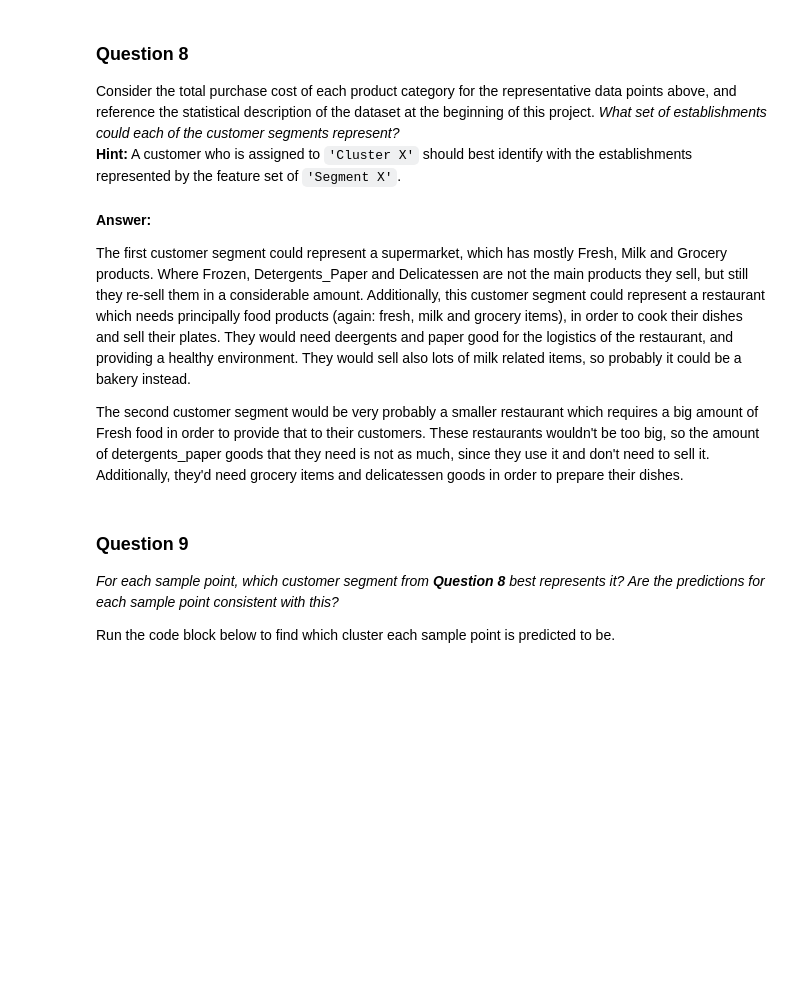
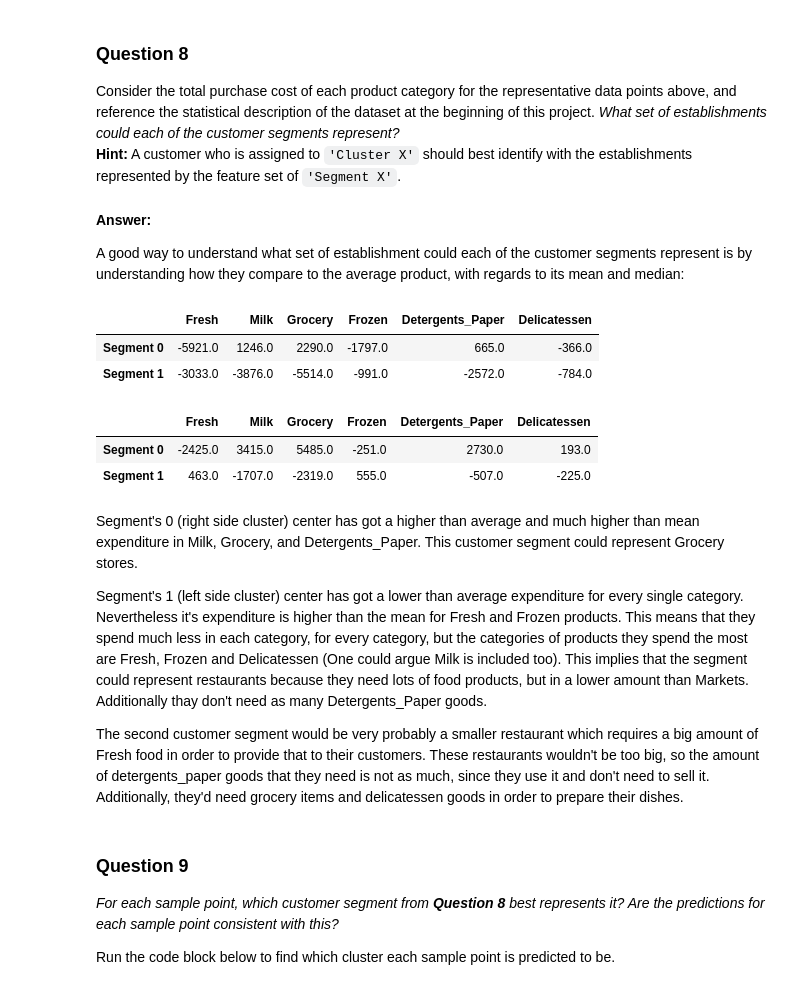
Before and after one commit to diegoalejogm/udacity-ml-nanodegree, a Jupyter notebook: projects/creating_customer_segments/customer_segments.ipynb, the cells around one changed output. Saved outputs shown, nothing was run; the diff lists cells and outputs as text; code cells hidden in the pictures; blank space fills up the shorter version.

```diff
--- a/projects/creating_customer_segments/customer_segments.ipynb
+++ b/projects/creating_customer_segments/customer_segments.ipynb
@@ -526,10 +577,24 @@ display(true_centers)
 ### Question 8
 Consider the total purchase cost of each product category for the representative data points above, and reference the statistical description of the dataset at the beginning of this project. *What set of establishments could each of the customer segments represent?*
 **Hint:** A customer who is assigned to `'Cluster X'` should best identify with the establishments represented by the feature set of `'Segment X'`.
+# %% [markdown]
+**Answer:**
+
+A good way to understand what set of establishment could each of the customer segments represent is by understanding how they compare to the average product, with regards to its mean and median:
+# %%
+display(true_centers - data.mean().round())
+display(true_centers - data.median().round())
+# %% [output]
+|  | Fresh | Milk | Grocery | Frozen | Detergents_Paper | Delicatessen |
+| Segment 0 | -5921.0 | 1246.0 | 2290.0 | -1797.0 | 665.0 | -366.0 |
+| Segment 1 | -3033.0 | -3876.0 | -5514.0 | -991.0 | -2572.0 | -784.0 |
+|  | Fresh | Milk | Grocery | Frozen | Detergents_Paper | Delicatessen |
+| Segment 0 | -2425.0 | 3415.0 | 5485.0 | -251.0 | 2730.0 | 193.0 |
+| Segment 1 | 463.0 | -1707.0 | -2319.0 | 555.0 | -507.0 | -225.0 |
 # %% [markdown]
-**Answer:**
+Segment's 0 (right side cluster) center has got a higher than average and much higher than mean expenditure in Milk, Grocery, and Detergents_Paper. This customer segment could represent Grocery stores.
 
-The first customer segment could represent a supermarket, which has mostly Fresh, Milk and Grocery products. Where Frozen, Detergents_Paper and Delicatessen are not the main products they sell, but still they re-sell them in a considerable amount. Additionally, this customer segment could represent a restaurant which needs principally food products (again: fresh, milk and grocery items), in order to cook their dishes and sell their plates. They would need deergents and paper good for the logistics of the restaurant, and providing a healthy environment. They would sell also lots of milk related items, so probably it could be a bakery instead.
+Segment's 1 (left side cluster) center has got a lower than average expenditure for every single category. Nevertheless it's expenditure is higher than the mean for Fresh and Frozen products. This means that they spend much less in each category, for every category, but the categories of products they spend the most are Fresh, Frozen and Delicatessen (One could argue Milk is included too). This implies that the segment could represent restaurants because they need lots of food products, but in a lower amount than Markets. Additionally thay don't need as many Detergents_Paper goods.
 
 The second customer segment would be very probably a smaller restaurant which requires a big amount of Fresh food in order to provide that to their customers. These restaurants wouldn't be too big, so the amount of detergents_paper goods that they need is not as much, since they use it and don't need to sell it.  Additionally, they'd need grocery items and delicatessen goods in order to prepare their dishes.
 # %% [markdown]
```
Also changed, not shown: parts of 16 cells of this notebook, 3 other files.
